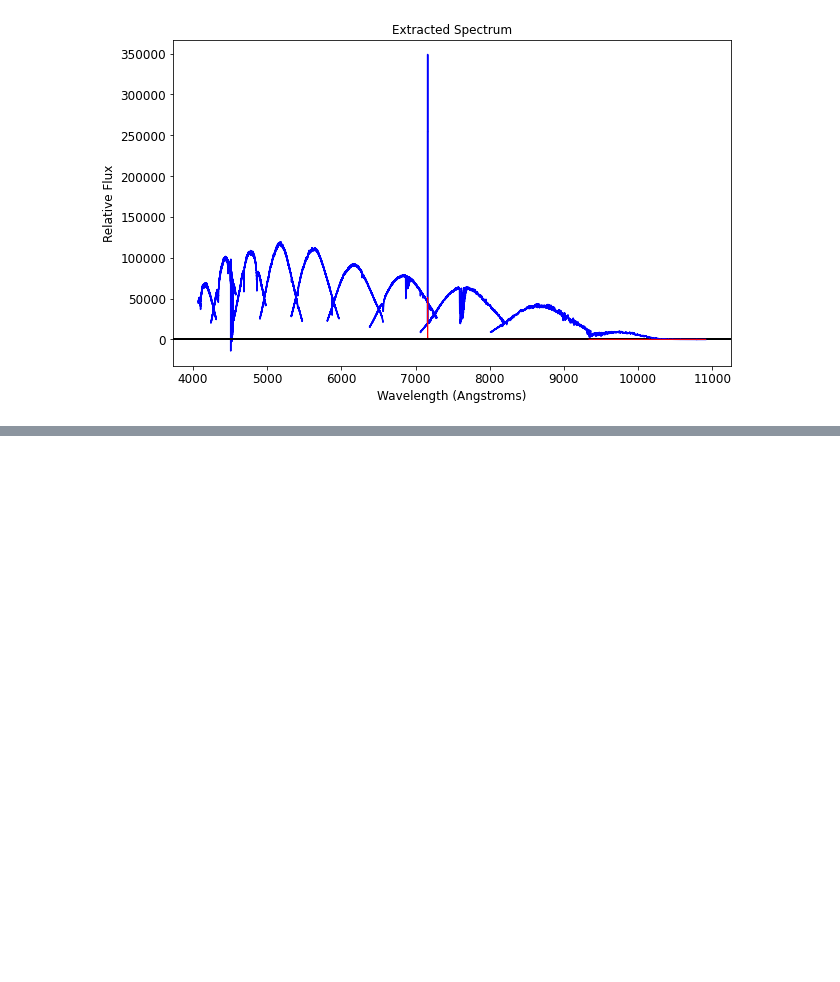
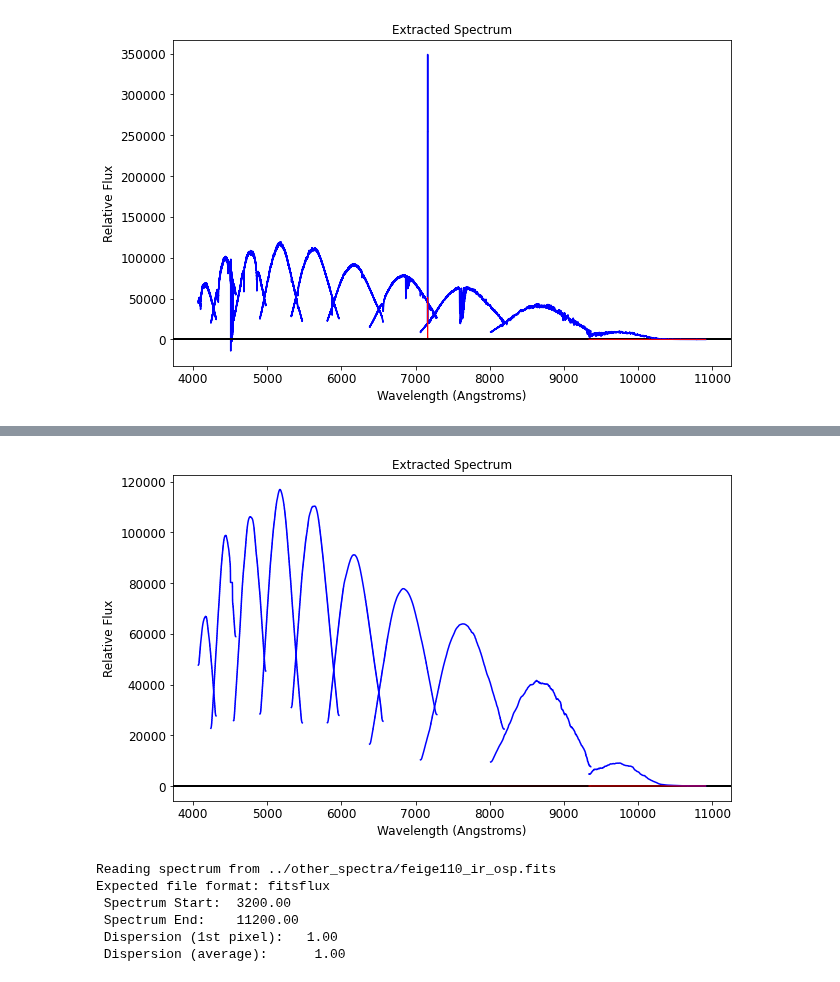
Before and after one commit to pmozumdar/spectra_extraction, a Jupyter notebook: response_curve_for_ESI_spectra.ipynb, the cells around one changed output, grey strips where cells are left out. Saved outputs shown, nothing was run; the diff lists cells and outputs as text; code cells hidden in the pictures; blank space fills up the shorter version.

```diff
--- a/response_curve_for_ESI_spectra.ipynb
+++ b/response_curve_for_ESI_spectra.ipynb
@@ -117,0 +114,13 @@ fg[9].plot()
+# %%
+fg_spec.plot_all(fig=plt.figure(figsize=(10, 6)), ax=plt.subplot(111), smo=151)
+# %% [output]
+[figure, added]
+# %%
+calb_spec = spec1d.Spec1d('../other_spectra/feige110_ir_osp.fits', informat='fitsflux')
+# %% [output]
+Reading spectrum from ../other_spectra/feige110_ir_osp.fits
+Expected file format: fitsflux
+ Spectrum Start:  3200.00
+ Spectrum End:    11200.00
+ Dispersion (1st pixel):   1.00
+ Dispersion (average):      1.00
```
Also changed, not shown: parts of 35 cells of this notebook.
